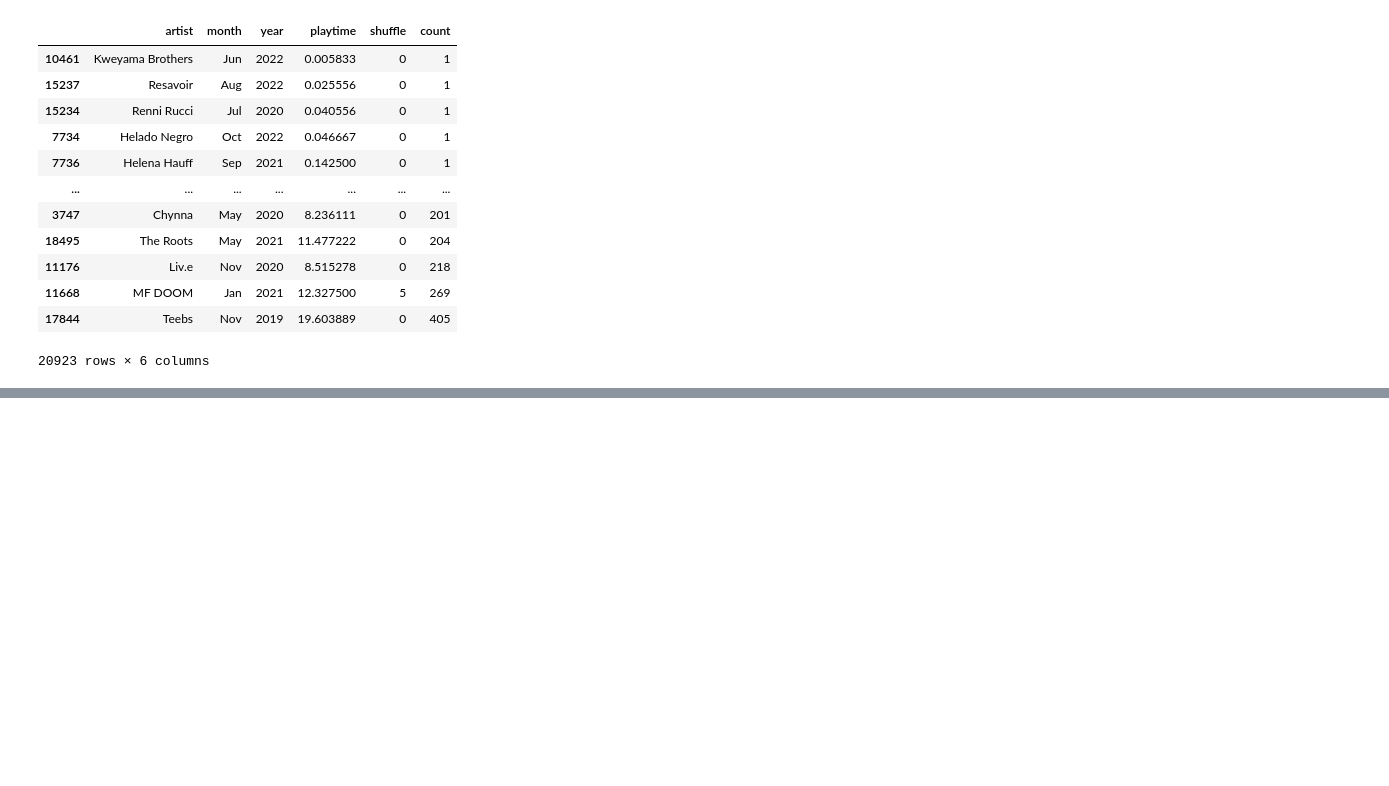
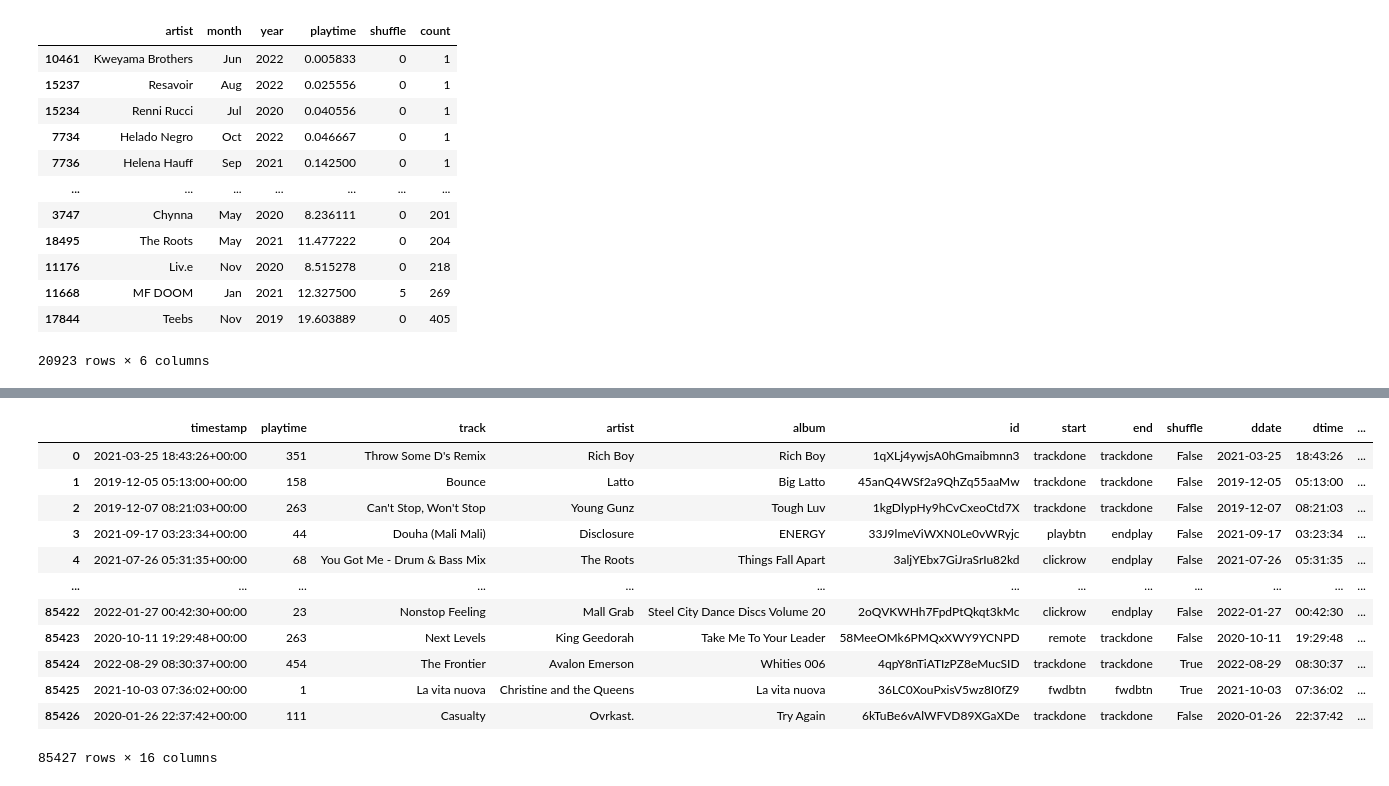
Before and after one commit to mmmuir/CL_DA2, a Jupyter notebook: ios_analysis.ipynb, the cells around one changed output, grey strips where cells are left out. Cells and saved outputs as stored; diff of their text form; code cells hidden in the pictures; blank space fills up the shorter version.

```diff
--- a/ios_analysis.ipynb
+++ b/ios_analysis.ipynb
@@ -368,0 +411,16 @@ blops.groupby(['month', 'year']).sum().reset_index()
+# %%
+streams_df
+# %% [output]
+|  | timestamp | playtime | track | artist | album | id | start | end | shuffle | ddate | dtime | ... |
+| 0 | 2021-03-25 18:43:26+00:00 | 351 | Throw Some D's Remix | Rich Boy | Rich Boy | 1qXLj4ywjsA0hGmaibmnn3 | trackdone | trackdone | False | 2021-03-25 | 18:43:26 | ... |
+| 1 | 2019-12-05 05:13:00+00:00 | 158 | Bounce | Latto | Big Latto | 45anQ4WSf2a9QhZq55aaMw | trackdone | trackdone | False | 2019-12-05 | 05:13:00 | ... |
+| 2 | 2019-12-07 08:21:03+00:00 | 263 | Can't Stop, Won't Stop | Young Gunz | Tough Luv | 1kgDlypHy9hCvCxeoCtd7X | trackdone | trackdone | False | 2019-12-07 | 08:21:03 | ... |
+| 3 | 2021-09-17 03:23:34+00:00 | 44 | Douha (Mali Mali) | Disclosure | ENERGY | 33J9lmeViWXN0Le0vWRyjc | playbtn | endplay | False | 2021-09-17 | 03:23:34 | ... |
+| 4 | 2021-07-26 05:31:35+00:00 | 68 | You Got Me - Drum & Bass Mix | The Roots | Things Fall Apart | 3aljYEbx7GiJraSrIu82kd | clickrow | endplay | False | 2021-07-26 | 05:31:35 | ... |
+| ... | ... | ... | ... | ... | ... | ... | ... | ... | ... | ... | ... | ... |
+| 85422 | 2022-01-27 00:42:30+00:00 | 23 | Nonstop Feeling | Mall Grab | Steel City Dance Discs Volume 20 | 2oQVKWHh7FpdPtQkqt3kMc | clickrow | endplay | False | 2022-01-27 | 00:42:30 | ... |
+| 85423 | 2020-10-11 19:29:48+00:00 | 263 | Next Levels | King Geedorah | Take Me To Your Leader | 58MeeOMk6PMQxXWY9YCNPD | remote | trackdone | False | 2020-10-11 | 19:29:48 | ... |
+| 85424 | 2022-08-29 08:30:37+00:00 | 454 | The Frontier | Avalon Emerson | Whities 006 | 4qpY8nTiATIzPZ8eMucSID | trackdone | trackdone | True | 2022-08-29 | 08:30:37 | ... |
+| 85425 | 2021-10-03 07:36:02+00:00 | 1 | La vita nuova | Christine and the Queens | La vita nuova | 36LC0XouPxisV5wz8I0fZ9 | fwdbtn | fwdbtn | True | 2021-10-03 | 07:36:02 | ... |
+| 85426 | 2020-01-26 22:37:42+00:00 | 111 | Casualty | Ovrkast. | Try Again | 6kTuBe6vAlWFVD89XGaXDe | trackdone | trackdone | False | 2020-01-26 | 22:37:42 | ... |
+85427 rows × 16 columns
```
Also changed, not shown: parts of 9 cells of this notebook.
